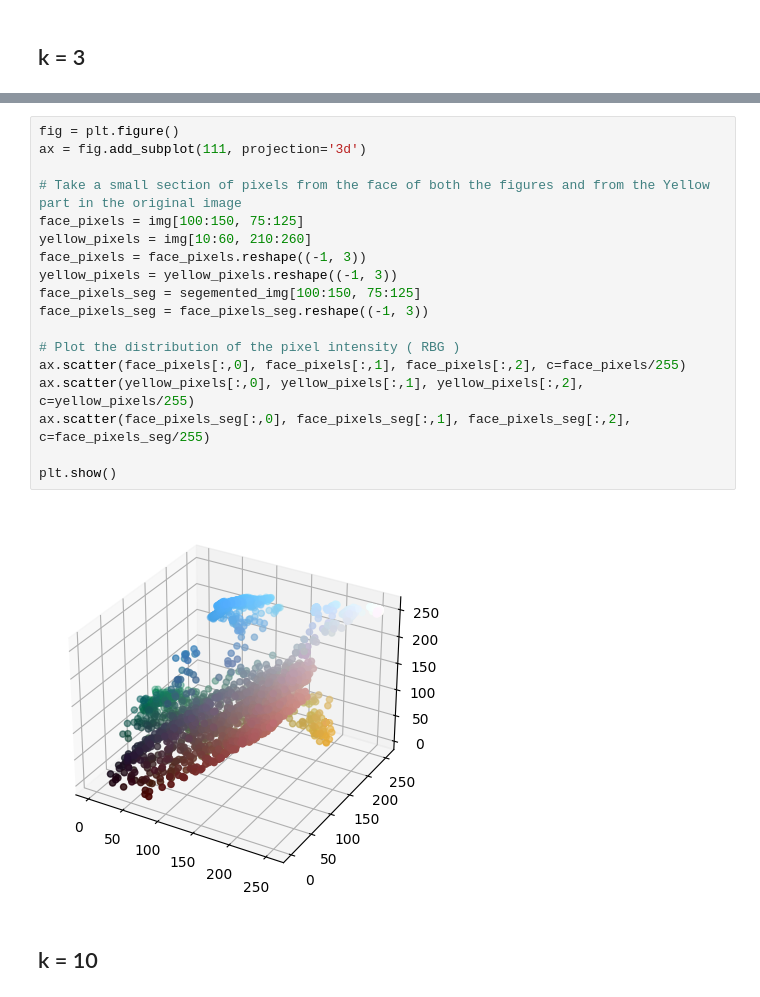
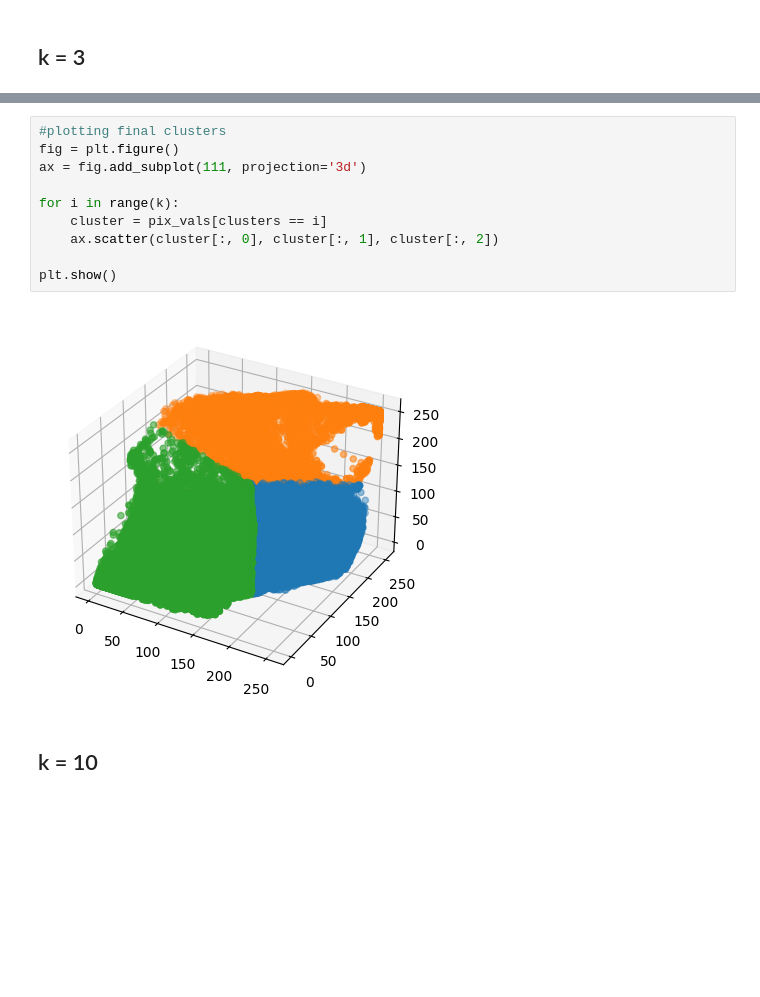
Before and after one commit to Tanmay0251/Statistical-Methods-for-Image-Segmentation-SOC2024, a Jupyter notebook: k-means.ipynb, the cells around one changed output, grey strips where cells are left out. Drawn from its saved outputs; the diff is of its cells as text; blank space fills up the shorter version.

```diff
--- a/k-means.ipynb
+++ b/k-means.ipynb
@@ -127,23 +127,15 @@ plt.imshow(segemented_img.astype(np.uint8))
-# %%
-fig = plt.figure()
-ax = fig.add_subplot(111, projection='3d')
-
-# Take a small section of pixels from the face of both the figures and from the Yellow part in the original image
-face_pixels = img[100:150, 75:125]
-yellow_pixels = img[10:60, 210:260]
-face_pixels = face_pixels.reshape((-1, 3))
-yellow_pixels = yellow_pixels.reshape((-1, 3))
-face_pixels_seg = segemented_img[100:150, 75:125]
-face_pixels_seg = face_pixels_seg.reshape((-1, 3))
-
-# Plot the distribution of the pixel intensity ( RBG )
-ax.scatter(face_pixels[:,0], face_pixels[:,1], face_pixels[:,2], c=face_pixels/255)
-ax.scatter(yellow_pixels[:,0], yellow_pixels[:,1], yellow_pixels[:,2], c=yellow_pixels/255)
-ax.scatter(face_pixels_seg[:,0], face_pixels_seg[:,1], face_pixels_seg[:,2], c=face_pixels_seg/255)
-
-plt.show()
-# %% [output]
-[figure, removed]
+# %%
+#plotting final clusters
+fig = plt.figure()
+ax = fig.add_subplot(111, projection='3d')
+
+for i in range(k):
+    cluster = pix_vals[clusters == i]
+    ax.scatter(cluster[:, 0], cluster[:, 1], cluster[:, 2])
+
+plt.show()
+# %% [output]
+[figure, added]
 # %% [markdown]
 ## k = 10
 # %%
```
Also changed, not shown: parts of 1 cell of this notebook, 2 other files.
